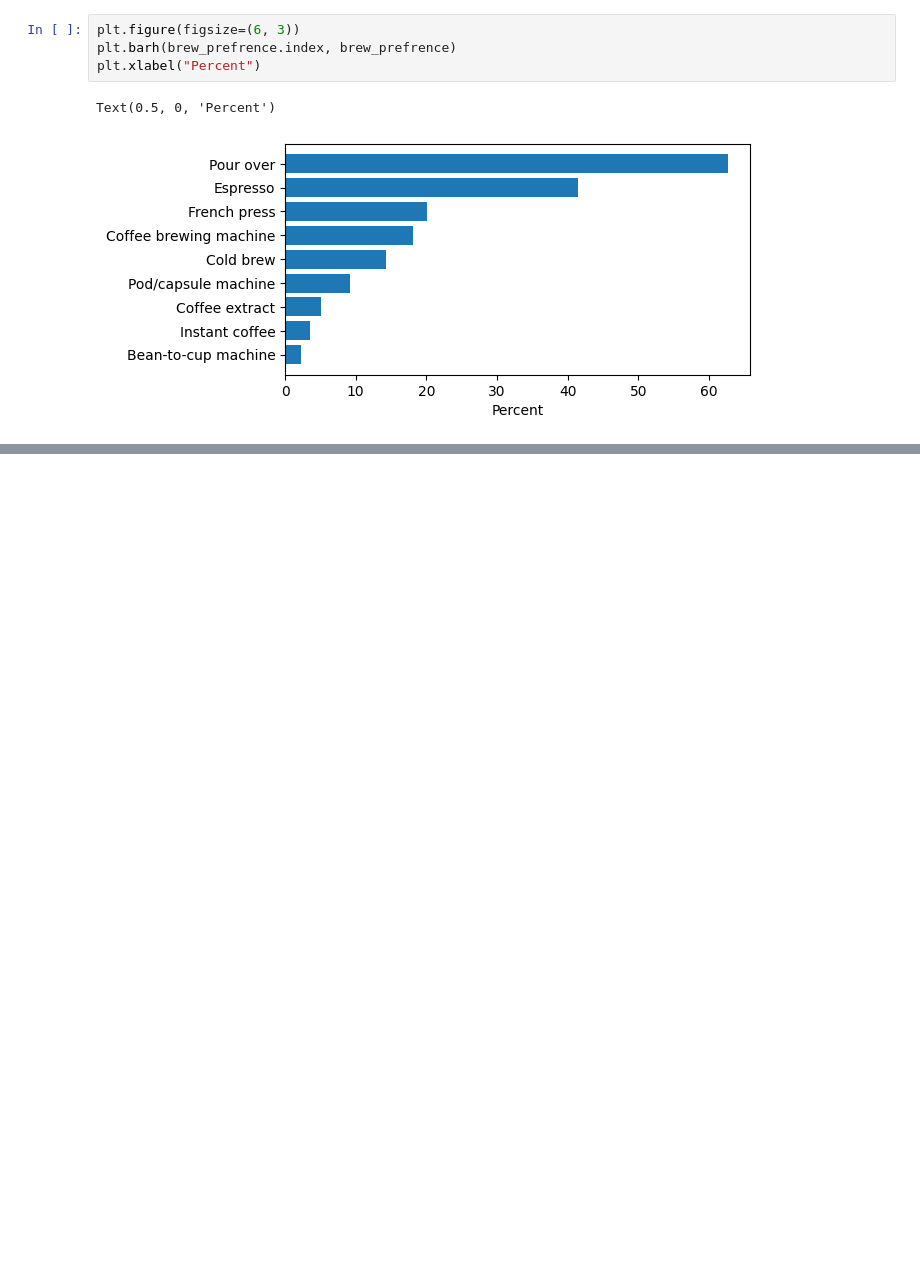
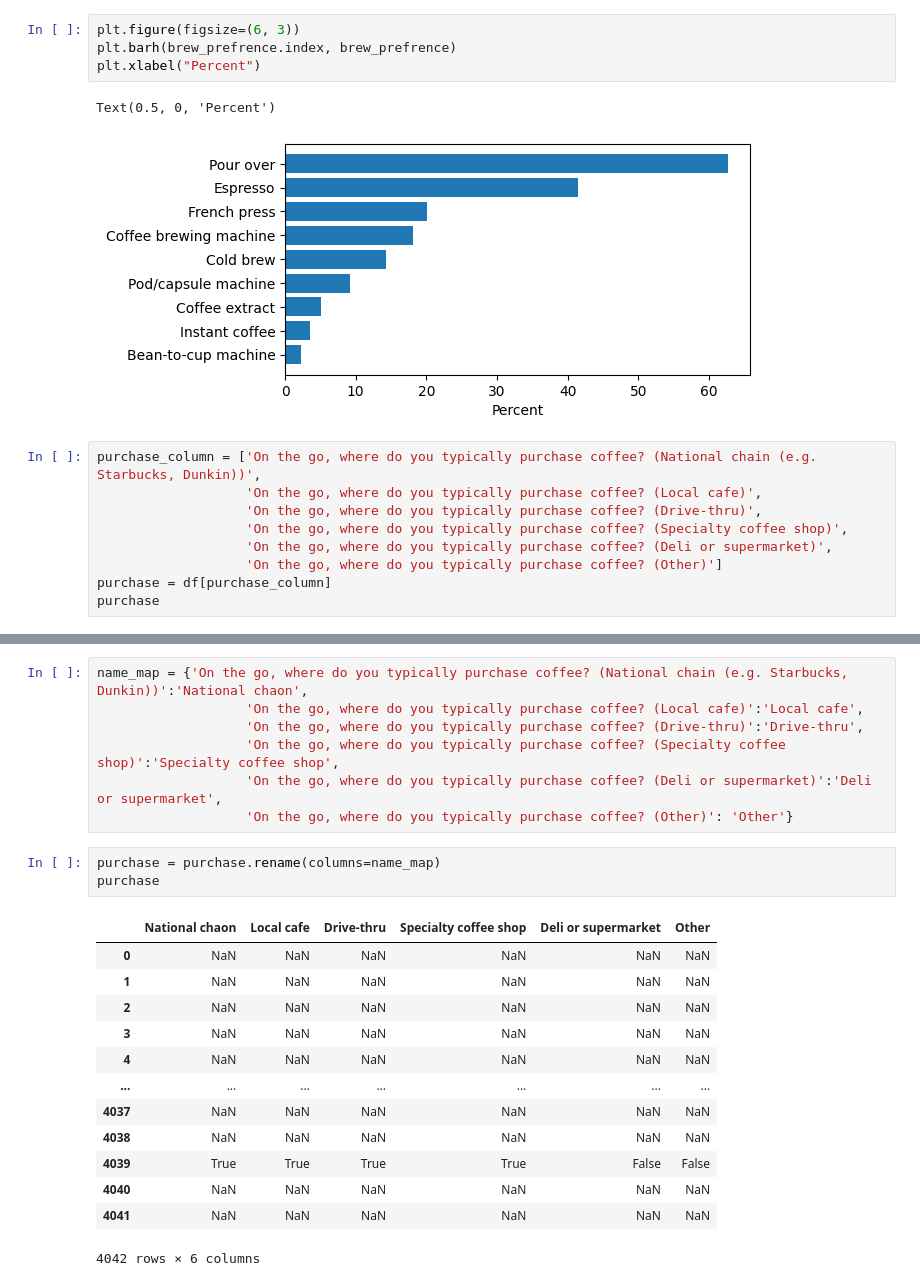
Before and after one commit to BhavikBuchke/Cisco-Data-science-program, a Jupyter notebook: Data cleaning/Coffee survey project/A plant based coffee shop.ipynb, the cells around one changed output, grey strips where cells are left out. Cells and saved outputs as stored; diff of their text form; blank space fills up the shorter version.

```diff
--- a/Data cleaning/Coffee survey project/A plant based coffee shop.ipynb
+++ b/Data cleaning/Coffee survey project/A plant based coffee shop.ipynb
@@ -592,3 +592,12 @@ plt.xlabel("Percent")
 # %% [output]
 Text(0.5, 0, 'Percent')
 [figure]
+# %%
+purchase_column = ['On the go, where do you typically purchase coffee? (National chain (e.g. Starbucks, Dunkin))',
+                   'On the go, where do you typically purchase coffee? (Local cafe)',
+                   'On the go, where do you typically purchase coffee? (Drive-thru)',
+                   'On the go, where do you typically purchase coffee? (Specialty coffee shop)',
+                   'On the go, where do you typically purchase coffee? (Deli or supermarket)',
+                   'On the go, where do you typically purchase coffee? (Other)']
+purchase = df[purchase_column]
+purchase
@@ -594,0 +618,24 @@ Text(0.5, 0, 'Percent')
+# %%
+name_map = {'On the go, where do you typically purchase coffee? (National chain (e.g. Starbucks, Dunkin))':'National chaon',
+                   'On the go, where do you typically purchase coffee? (Local cafe)':'Local cafe',
+                   'On the go, where do you typically purchase coffee? (Drive-thru)':'Drive-thru',
+                   'On the go, where do you typically purchase coffee? (Specialty coffee shop)':'Specialty coffee shop',
+                   'On the go, where do you typically purchase coffee? (Deli or supermarket)':'Deli or supermarket',
+                   'On the go, where do you typically purchase coffee? (Other)': 'Other'}
+# %%
+purchase = purchase.rename(columns=name_map)
+purchase
+# %% [output]
+|  | National chaon | Local cafe | Drive-thru | Specialty coffee shop | Deli or supermarket | Other |
+| 0 | NaN | NaN | NaN | NaN | NaN | NaN |
+| 1 | NaN | NaN | NaN | NaN | NaN | NaN |
+| 2 | NaN | NaN | NaN | NaN | NaN | NaN |
+| 3 | NaN | NaN | NaN | NaN | NaN | NaN |
+| 4 | NaN | NaN | NaN | NaN | NaN | NaN |
+| ... | ... | ... | ... | ... | ... | ... |
+| 4037 | NaN | NaN | NaN | NaN | NaN | NaN |
+| 4038 | NaN | NaN | NaN | NaN | NaN | NaN |
+| 4039 | True | True | True | True | False | False |
+| 4040 | NaN | NaN | NaN | NaN | NaN | NaN |
+| 4041 | NaN | NaN | NaN | NaN | NaN | NaN |
+4042 rows × 6 columns
```
Also changed, not shown: parts of 9 cells of this notebook.
